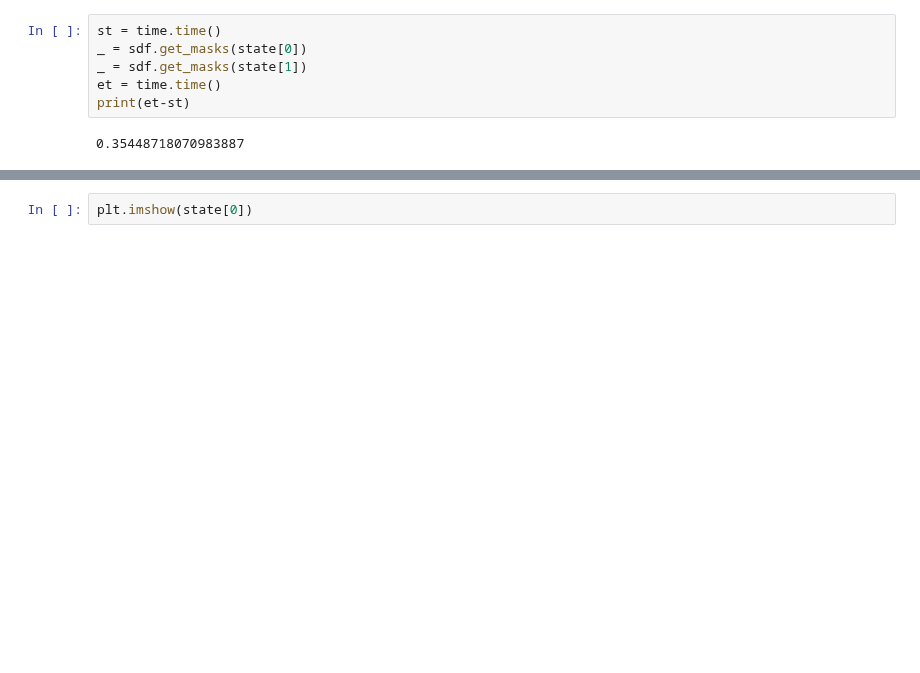
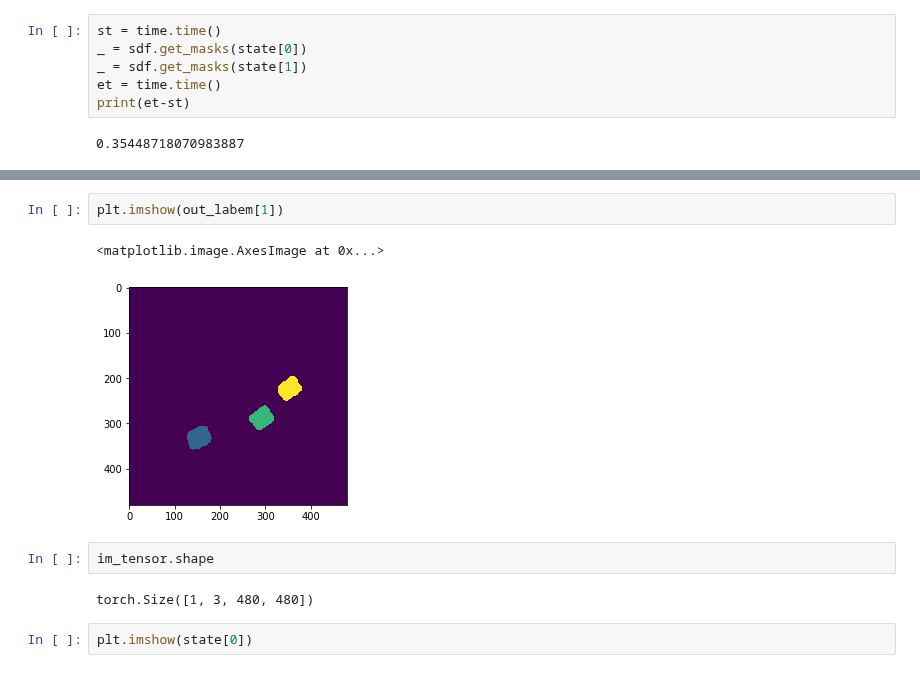
Before and after one commit to hogunkee/ur5_manipulation, a Jupyter notebook: object_wise/dqn/debugging.ipynb, the cells around one changed output, grey strips where cells are left out. Saved outputs shown, nothing was run; the diff lists cells and outputs as text; blank space fills up the shorter version.

```diff
--- a/object_wise/dqn/debugging.ipynb
+++ b/object_wise/dqn/debugging.ipynb
@@ -195,3 +185,12 @@ print(et-st)
+# %%
+plt.imshow(out_labem[1])
+# %% [output]
+<matplotlib.image.AxesImage at 0x...>
+[figure, added]
+# %%
+im_tensor.shape
+# %% [output]
+torch.Size([1, 3, 480, 480])
 # %%
 plt.imshow(state[0])
 # %% [output]
```
Also changed, not shown: parts of 37 cells of this notebook, 1 other file.
